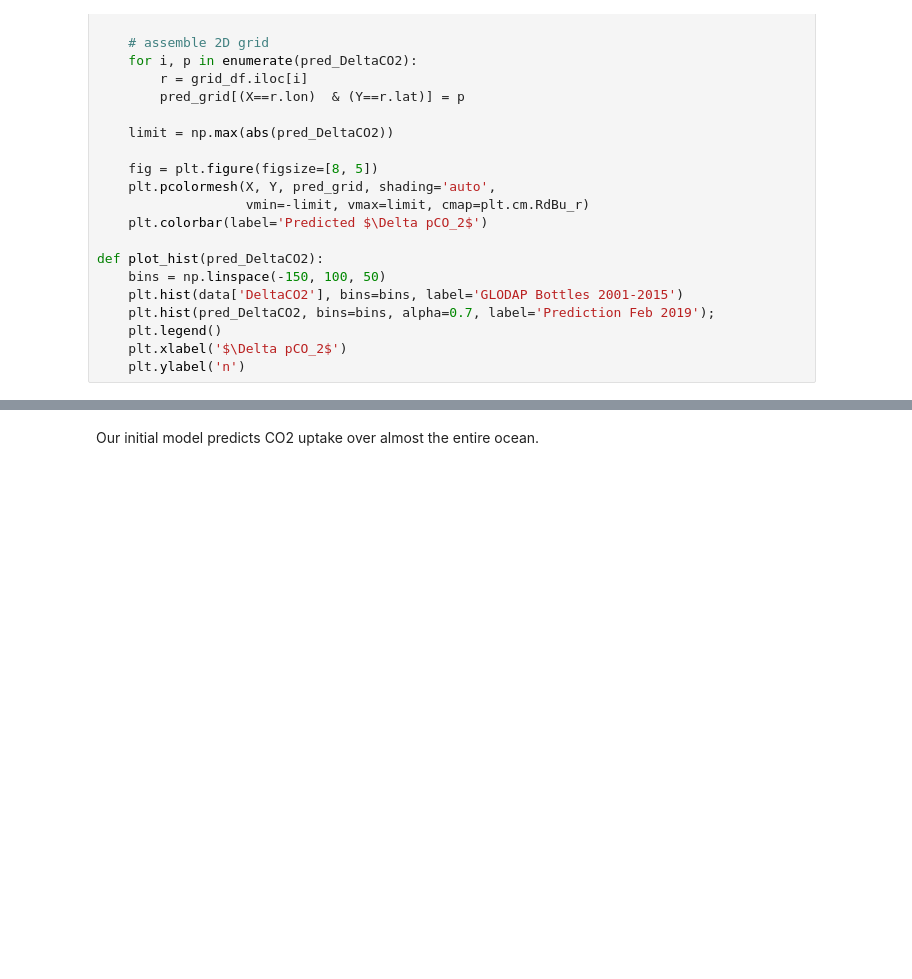
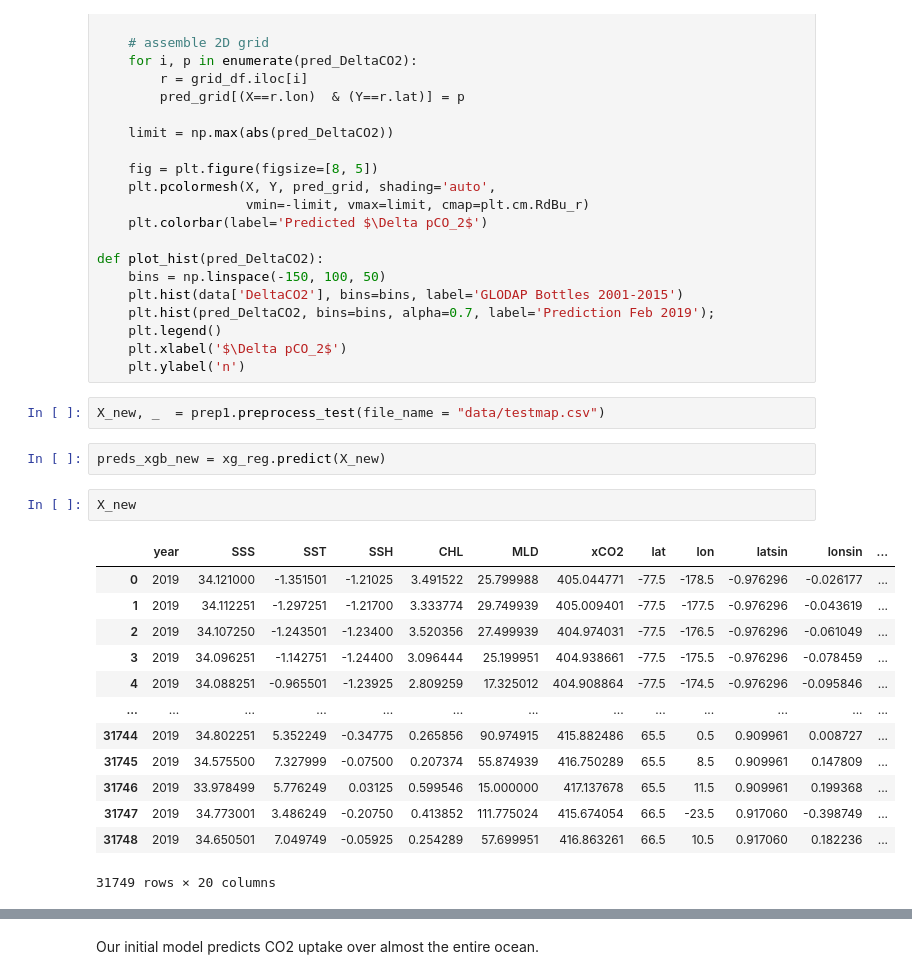
Before and after one commit to sdat2/ai4er_ocean, a Jupyter notebook: OceanCarbon.ipynb, the cells around one changed output, grey strips where cells are left out. Drawn from its saved outputs; the diff is of its cells as text; blank space fills up the shorter version.

```diff
--- a/OceanCarbon.ipynb
+++ b/OceanCarbon.ipynb
@@ -442,3 +447,23 @@ def plot_hist(pred_DeltaCO2):
     plt.legend()
     plt.xlabel('$\Delta pCO_2$')
     plt.ylabel('n')
+# %%
+X_new, _  = prep1.preprocess_test(file_name = "data/testmap.csv")
+# %%
+preds_xgb_new = xg_reg.predict(X_new)
+# %%
+X_new
+# %% [output]
+|  | year | SSS | SST | SSH | CHL | MLD | xCO2 | lat | lon | latsin | lonsin | ... |
+| 0 | 2019 | 34.121000 | -1.351501 | -1.21025 | 3.491522 | 25.799988 | 405.044771 | -77.5 | -178.5 | -0.976296 | -0.026177 | ... |
+| 1 | 2019 | 34.112251 | -1.297251 | -1.21700 | 3.333774 | 29.749939 | 405.009401 | -77.5 | -177.5 | -0.976296 | -0.043619 | ... |
+| 2 | 2019 | 34.107250 | -1.243501 | -1.23400 | 3.520356 | 27.499939 | 404.974031 | -77.5 | -176.5 | -0.976296 | -0.061049 | ... |
+| 3 | 2019 | 34.096251 | -1.142751 | -1.24400 | 3.096444 | 25.199951 | 404.938661 | -77.5 | -175.5 | -0.976296 | -0.078459 | ... |
+| 4 | 2019 | 34.088251 | -0.965501 | -1.23925 | 2.809259 | 17.325012 | 404.908864 | -77.5 | -174.5 | -0.976296 | -0.095846 | ... |
+| ... | ... | ... | ... | ... | ... | ... | ... | ... | ... | ... | ... | ... |
+| 31744 | 2019 | 34.802251 | 5.352249 | -0.34775 | 0.265856 | 90.974915 | 415.882486 | 65.5 | 0.5 | 0.909961 | 0.008727 | ... |
+| 31745 | 2019 | 34.575500 | 7.327999 | -0.07500 | 0.207374 | 55.874939 | 416.750289 | 65.5 | 8.5 | 0.909961 | 0.147809 | ... |
+| 31746 | 2019 | 33.978499 | 5.776249 | 0.03125 | 0.599546 | 15.000000 | 417.137678 | 65.5 | 11.5 | 0.909961 | 0.199368 | ... |
+| 31747 | 2019 | 34.773001 | 3.486249 | -0.20750 | 0.413852 | 111.775024 | 415.674054 | 66.5 | -23.5 | 0.917060 | -0.398749 | ... |
+| 31748 | 2019 | 34.650501 | 7.049749 | -0.05925 | 0.254289 | 57.699951 | 416.863261 | 66.5 | 10.5 | 0.917060 | 0.182236 | ... |
+31749 rows × 20 columns
```
Also changed, not shown: parts of 12 cells of this notebook.
